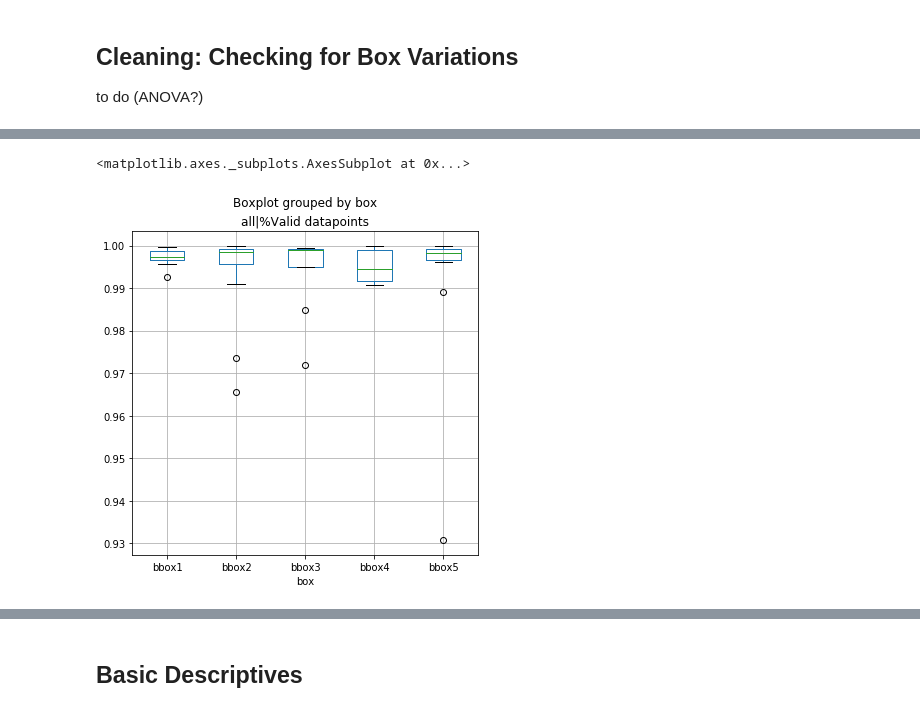
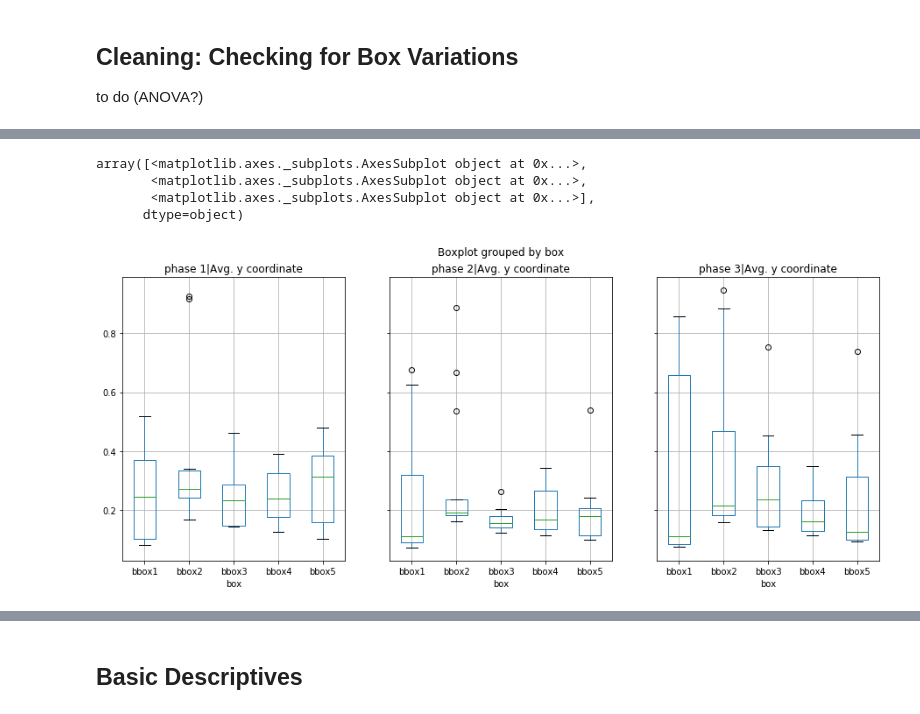
Before and after one commit to liffiton/ATLeS, a Jupyter notebook: notebooks/Atles-Stats-Descriptives.ipynb, the cells around one changed output, grey strips where cells are left out. Saved outputs shown, nothing was run; the diff lists cells and outputs as text; code cells hidden in the pictures.

```diff
--- a/notebooks/Atles-Stats-Descriptives.ipynb
+++ b/notebooks/Atles-Stats-Descriptives.ipynb
@@ -404,6 +489,10 @@ to do (ANOVA?)
 # %%
-fig, ax = plt.subplots(1, 1, figsize=(6, 6))
-df.boxplot(column='all|%Valid datapoints', by='box', ax=ax)
+fig, ax = plt.subplots(1, 3, figsize=(15, 6), sharey=True)
+
+df.boxplot(column=['phase 1|Avg. y coordinate', 'phase 2|Avg. y coordinate', 'phase 3|Avg. y coordinate'], by='box', ax=ax)
 # %% [output]
-<matplotlib.axes._subplots.AxesSubplot at 0x...>
+array([<matplotlib.axes._subplots.AxesSubplot object at 0x...>,
+       <matplotlib.axes._subplots.AxesSubplot object at 0x...>,
+       <matplotlib.axes._subplots.AxesSubplot object at 0x...>],
+      dtype=object)
-[figure, old version]
+[figure, new version]
```
Also changed, not shown: parts of 29 cells of this notebook.
